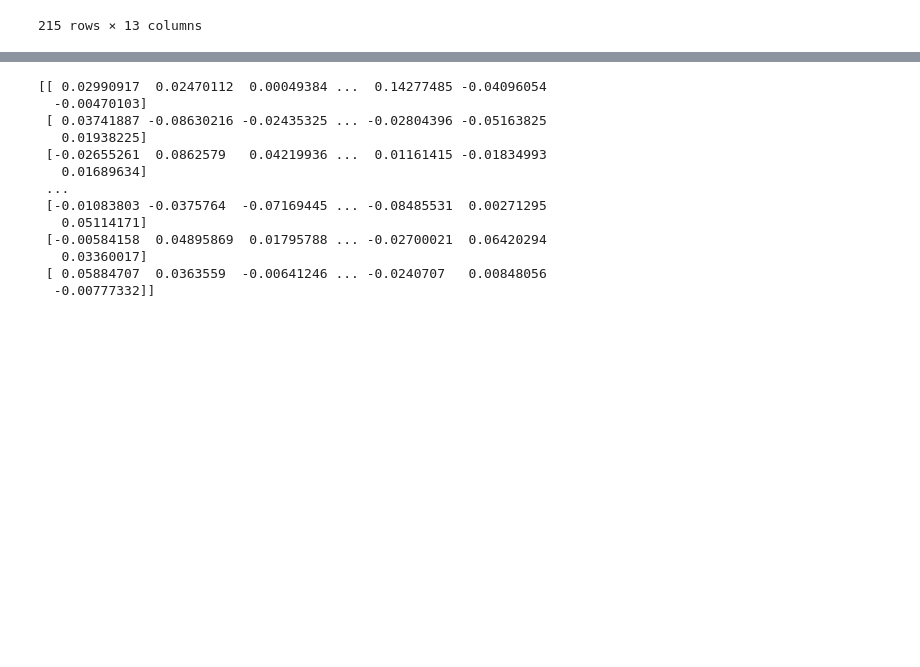
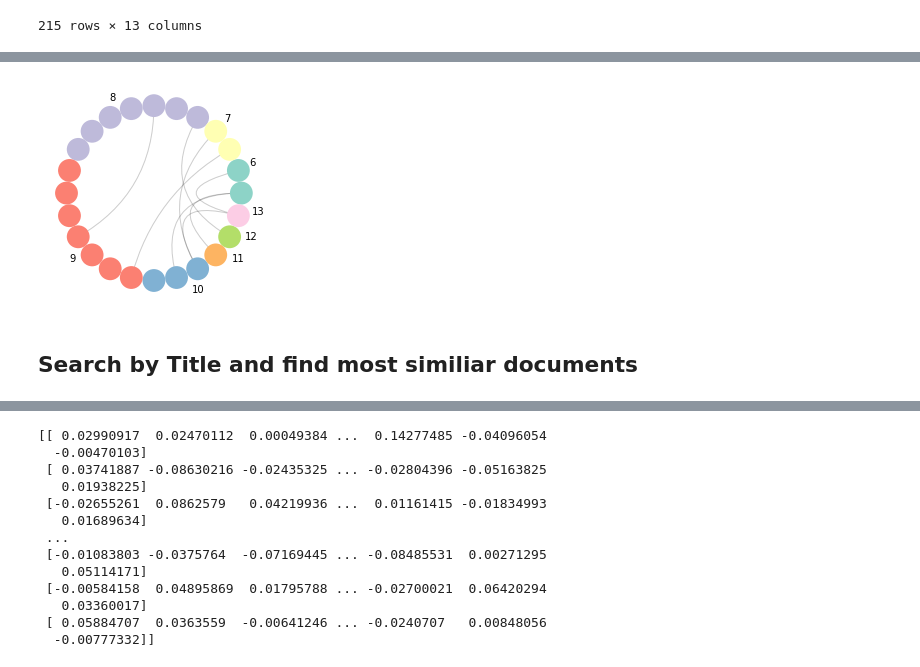
Before and after one commit to liasucf/TextMining, a Jupyter notebook: Projet_Text_Mining_Lia_Furtado.ipynb, the cells around one changed output, grey strips where cells are left out. Cells and saved outputs as stored; diff of their text form; code cells hidden in the pictures; blank space fills up the shorter version.

```diff
--- a/Projet_Text_Mining_Lia_Furtado.ipynb
+++ b/Projet_Text_Mining_Lia_Furtado.ipynb
@@ -210,3 +162,0 @@ df_connections = df_connections.explode('authors_combination','venue_clean')
-# %%
-df_connections = df_connections[~df_connections['authors_combination'].isnull()]
-df_connections.reset_index(inplace=True, drop=True)
@@ -363,0 +163,11 @@ annotate.arc_group(G_50, group_by="publications")
+# %%
+top20authors = pd.DataFrame.from_records(
+    Counter(bag_of_authors).most_common(20), columns=["Name", "Count"])
+
+articles_20_common_authors = []
+for index, connection in df_connections.iterrows():
+    for author in list(top20authors['Name']):
+        if (author in connection['authors_clean']):
+            articles_20_common_authors.append(connection)
+
+df_20 = pd.DataFrame(articles_20_common_authors)
@@ -363,0 +190,9 @@ annotate.arc_group(G_50, group_by="publications")
+# %%
+df_20['authors_combination'] = df_20['authors_clean'].apply(lambda x: list(combinations(x[::-1], 2)))
+df_20 = df_20.explode('authors_combination','venue_clean')
+
+df_20 = df_20[~df_20['authors_combination'].isnull()]
+df_20.reset_index(inplace=True, drop=True)
+df_20['From'], df_20['To'] = zip(*df_20.authors_combination)
+# %%
+df_graph = df_20[['From', 'To', 'title']]
@@ -363,0 +229,25 @@ annotate.arc_group(G_50, group_by="publications")
+# %%
+# Limit to TOP 50 authors
+G = nx.from_pandas_edgelist(
+    df_graph, source="From", target="To", edge_attr="title"
+)
+
+top50authors = pd.DataFrame.from_records(
+    Counter(bag_of_authors).most_common(50), columns=["Name", "Count"]
+)
+
+top50_nodes = (n for n in list(G.nodes()) if n in list(top50authors["Name"]))
+
+G_50 = G.subgraph(top50_nodes)
+
+for n in G_50.nodes():
+    G_50.nodes[n]["publications"] = int(
+        top50authors[top50authors["Name"] == n]["Count"]
+    )
+
+ax = nv.circos(G_50, group_by="publications", node_color_by="publications")
+annotate.circos_group(G_50, group_by="publications")
+# %% [output]
+[figure, added]
+# %% [markdown]
+## Search by Title and find most similiar documents
```
Also changed, not shown: parts of 35 cells of this notebook, 2 other files.
